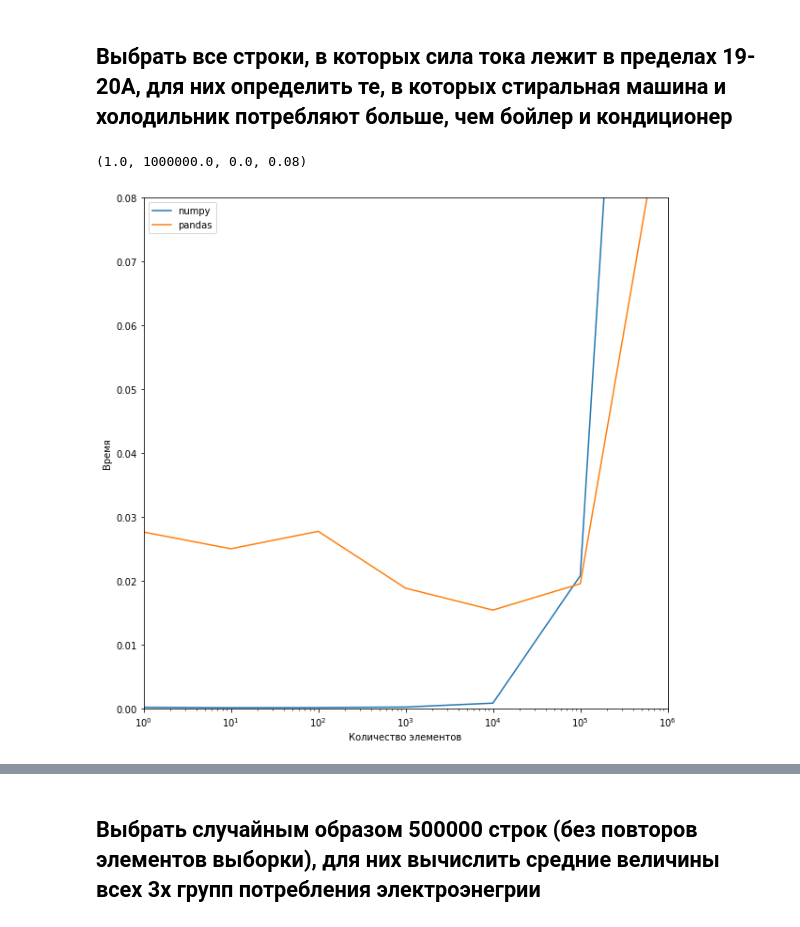
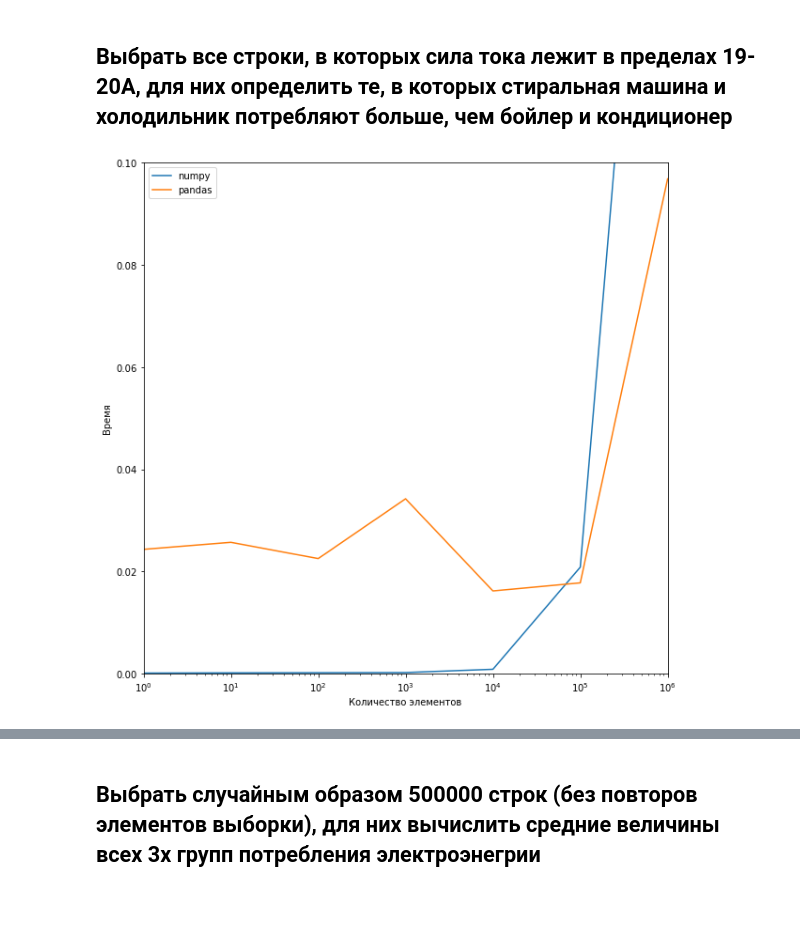
Before and after one commit to JadeLiber/ds_labs, a Jupyter notebook: lab3_ds/lab3.ipynb, the cells around one changed output, grey strips where cells are left out. Drawn from its saved outputs; the diff is of its cells as text; code cells hidden in the pictures.

```diff
--- a/lab3_ds/lab3.ipynb
+++ b/lab3_ds/lab3.ipynb
@@ -430,23 +425,13 @@ def arr_intensity(arr, min_i, max_i):
 # %%
 y1 = []
 y2 = []
-x = []
-for i in range(0, 7):
-    i=10**i
-    x.append(i)
+for i in x:
     y1.append(timeit.timeit('arr_intensity(arr[:i], 19, 20)',number=10, globals = globals()))
     y2.append(timeit.timeit('intensity_and_sub_m(df[:i], 19, 20)',number=10, globals = globals()))
-
-plt.figure(figsize=(10,10))
-f1 = plt.semilogx(x, y1, label="task1")
-f2 = plt.semilogx(x, y2, label="task2")
-plt.legend(['numpy', 'pandas'])
-plt.xlabel("Количество элементов")
-plt.ylabel("Время")
-plt.axis([1, 1000000, 0, 0.08])
-# %% [output]
-(1.0, 1000000.0, 0.0, 0.08)
-[figure, removed]
+# %%
+make_plot(1000000, 0.1)
+# %% [output]
+[figure, added]
 # %%
 %%time
 arr_intensity(arr, 19, 20)
```
Also changed, not shown: parts of 33 cells of this notebook.
